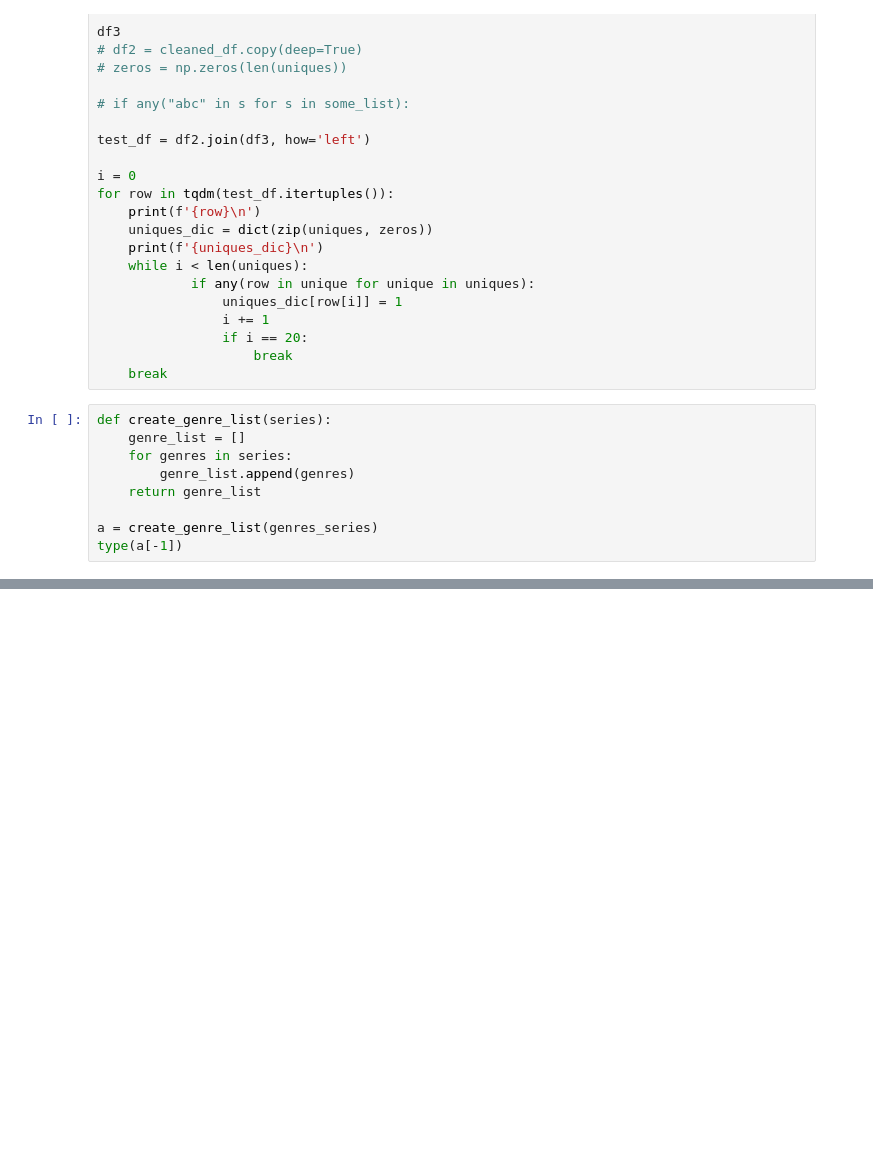
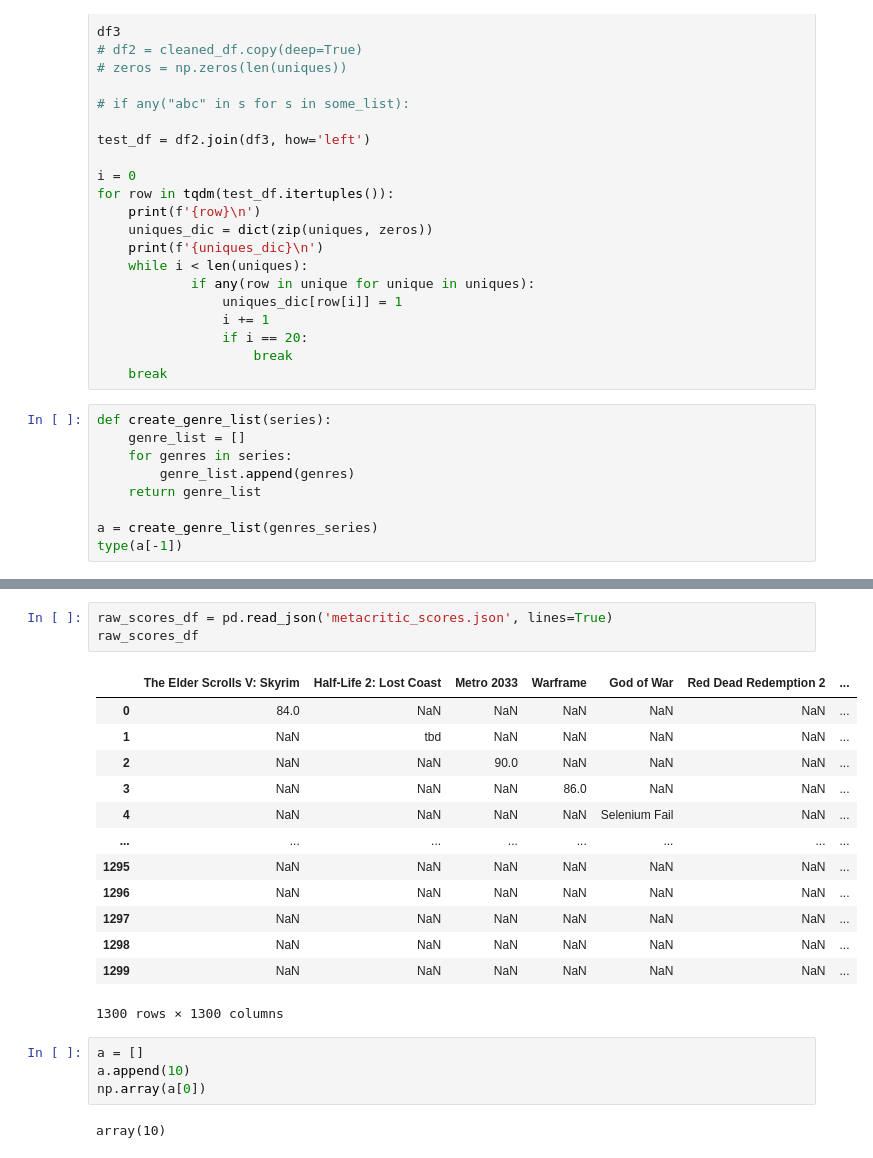
Before and after one commit to Gal-Gilor/Game_recommender, a Jupyter notebook: Data_cleaning.ipynb, the cells around one changed output, grey strips where cells are left out. Cells and saved outputs as stored; diff of their text form; blank space fills up the shorter version.

```diff
--- a/Data_cleaning.ipynb
+++ b/Data_cleaning.ipynb
@@ -392,0 +466,23 @@ b
+# %%
+raw_scores_df = pd.read_json('metacritic_scores.json', lines=True)
+raw_scores_df
+# %% [output]
+|  | The Elder Scrolls V: Skyrim | Half-Life 2: Lost Coast | Metro 2033 | Warframe | God of War | Red Dead Redemption 2 | ... |
+| 0 | 84.0 | NaN | NaN | NaN | NaN | NaN | ... |
+| 1 | NaN | tbd | NaN | NaN | NaN | NaN | ... |
+| 2 | NaN | NaN | 90.0 | NaN | NaN | NaN | ... |
+| 3 | NaN | NaN | NaN | 86.0 | NaN | NaN | ... |
+| 4 | NaN | NaN | NaN | NaN | Selenium Fail | NaN | ... |
+| ... | ... | ... | ... | ... | ... | ... | ... |
+| 1295 | NaN | NaN | NaN | NaN | NaN | NaN | ... |
+| 1296 | NaN | NaN | NaN | NaN | NaN | NaN | ... |
+| 1297 | NaN | NaN | NaN | NaN | NaN | NaN | ... |
+| 1298 | NaN | NaN | NaN | NaN | NaN | NaN | ... |
+| 1299 | NaN | NaN | NaN | NaN | NaN | NaN | ... |
+1300 rows × 1300 columns
+# %%
+a = []
+a.append(10)
+np.array(a[0])
+# %% [output]
+array(10)
```
Also changed, not shown: parts of 22 cells of this notebook, 2 other files.
